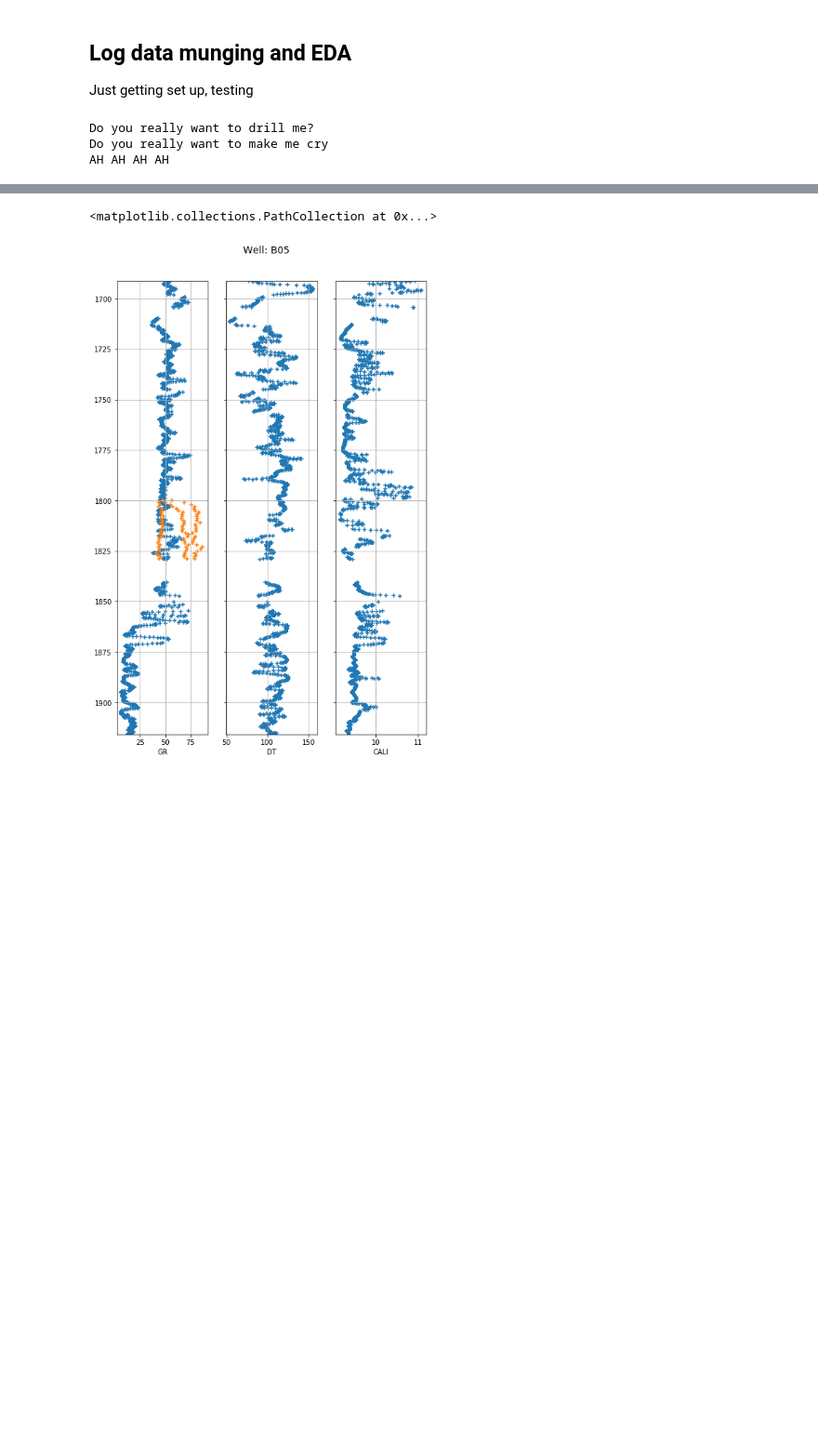
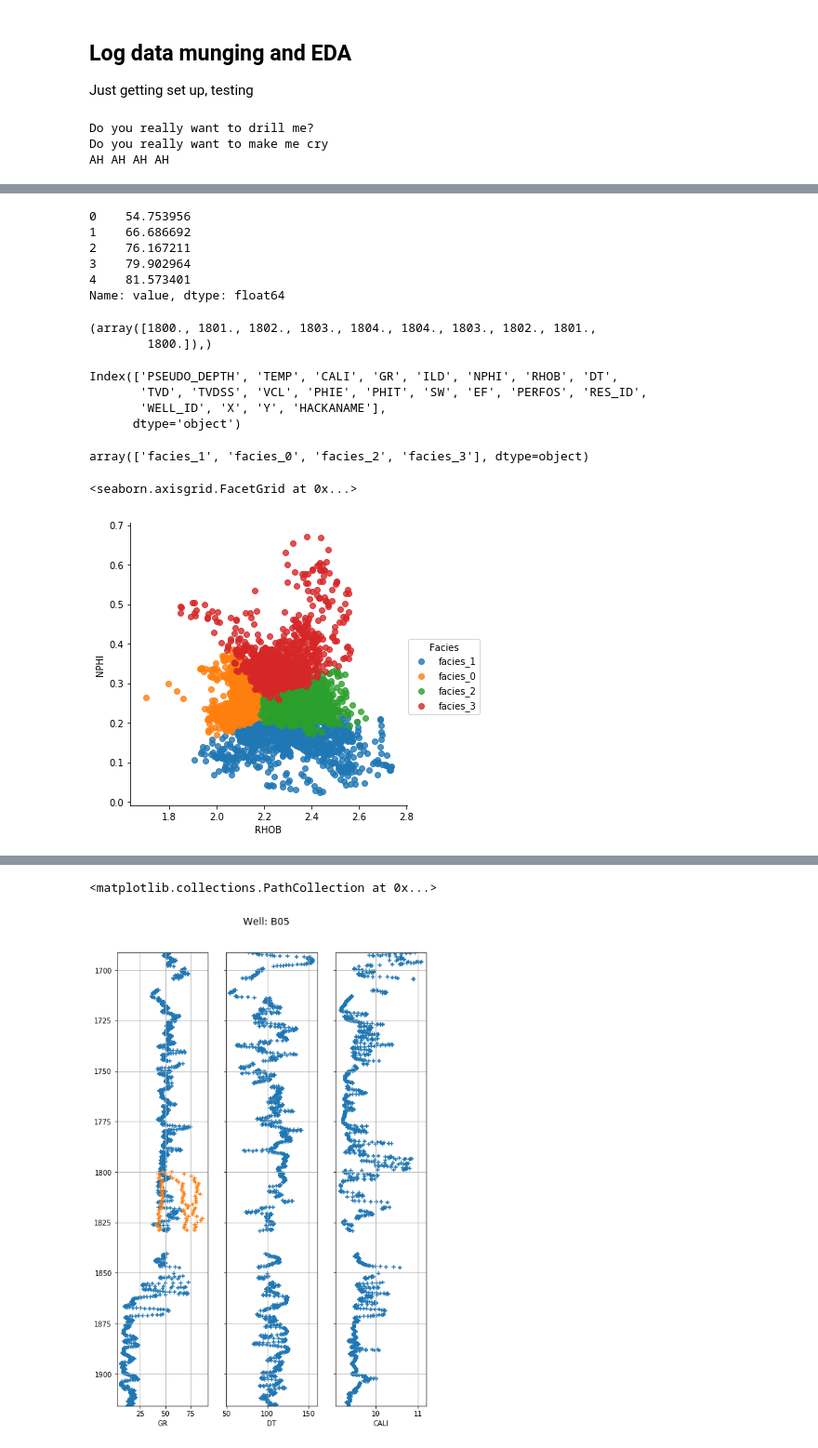
Before and after one commit to connortann/mystic-bit, a Jupyter notebook: notebooks/CT_4_uncertainty.ipynb, the cells around one changed output, grey strips where cells are left out. Shown: that part at 93% size. Cells and saved outputs as stored; diff of their text form; code cells hidden in the pictures; blank space fills up the shorter version.

```diff
--- a/notebooks/CT_4_uncertainty.ipynb
+++ b/notebooks/CT_4_uncertainty.ipynb
@@ -87,0 +82,43 @@ interact(f, x=10);
+# %%
+x_hi
+# %% [output]
+0    54.753956
+1    66.686692
+2    76.167211
+3    79.902964
+4    81.573401
+Name: value, dtype: float64
+# %%
+np.concatenate([x_lo, x_hi[::-1]]),
+np.concatenate([tvds, tvds[::-1]]),
+# %% [output]
+(array([1800., 1801., 1802., 1803., 1804., 1804., 1803., 1802., 1801.,
+        1800.]),)
+# %%
+df_logs.columns
+# %% [output]
+Index(['PSEUDO_DEPTH', 'TEMP', 'CALI', 'GR', 'ILD', 'NPHI', 'RHOB', 'DT',
+       'TVD', 'TVDSS', 'VCL', 'PHIE', 'PHIT', 'SW', 'EF', 'PERFOS', 'RES_ID',
+       'WELL_ID', 'X', 'Y', 'HACKANAME'],
+      dtype='object')
+# %%
+from sklearn.pipeline import make_pipeline
+from sklearn.preprocessing import RobustScaler
+from sklearn.cluster import KMeans
+
+pipe = make_pipeline(RobustScaler(), KMeans(n_clusters=4))
+
+X = df_logs[['GR', 'RHOB', 'NPHI']]
+
+cluster_id = pipe.fit_predict(X)
+df_logs['Facies'] = cluster_id
+df_logs['Facies'] = 'facies_' + df_logs['Facies'].astype(str)
+# %%
+df_logs.Facies.unique()
+# %% [output]
+array(['facies_1', 'facies_0', 'facies_2', 'facies_3'], dtype=object)
+# %%
+sns.lmplot('RHOB', 'NPHI', df_logs, hue='Facies', fit_reg=False)
+# %% [output]
+<seaborn.axisgrid.FacetGrid at 0x...>
+[figure, added]
```
Also changed, not shown: parts of 8 cells of this notebook, 1 other file.
